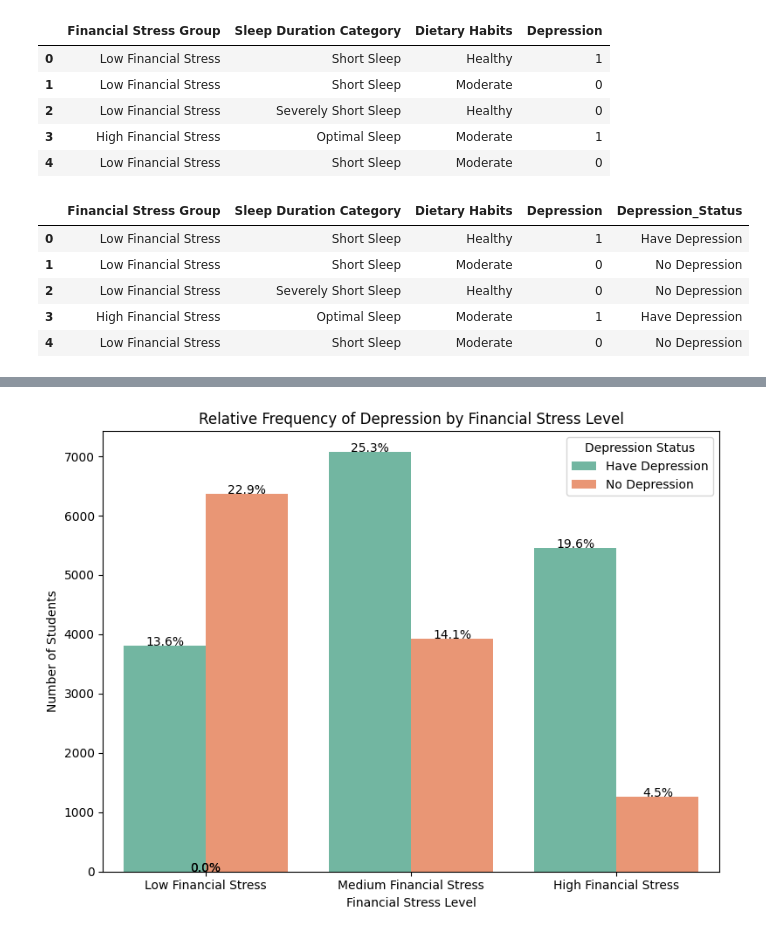
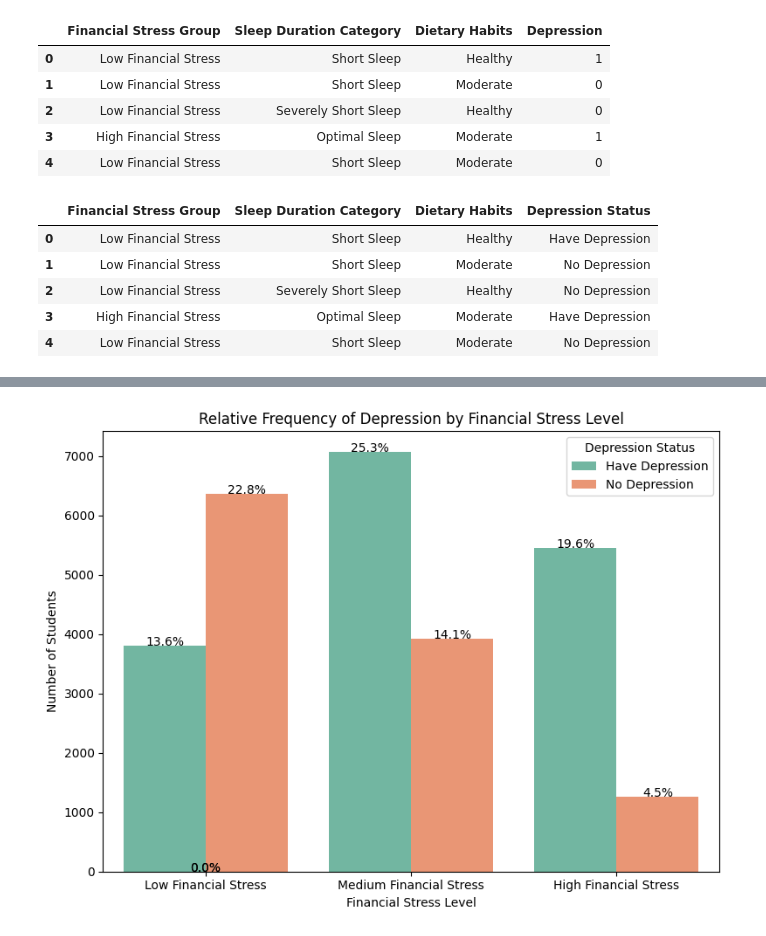
Before and after one commit to AdlinSofea43/Assignment-Part-2, a Jupyter notebook: Data Science Project.ipynb, the cells around one changed output, grey strips where cells are left out. Cells and saved outputs as stored; diff of their text form; code cells hidden in the pictures.

```diff
--- a/Data Science Project.ipynb
+++ b/Data Science Project.ipynb
@@ -135,7 +135,7 @@ dtype: object
 #change the initial data type to correct data type for easier analysis
 df[["Age"]] = df[["Age"]].astype("int")
 df[["Academic Pressure"]] = df[["Academic Pressure"]].astype("int")
-# df[["Study Satisfaction"]] = df[["Study Satisfaction"]].astype("int")
+df[["Study Satisfaction"]] = df[["Study Satisfaction"]].astype("int")
 df[["Financial Stress"]] = df[["Financial Stress"]].astype("int")
 
 df
@@ -608,12 +608,14 @@ df_q2.head()
 | 3 | High Financial Stress | Optimal Sleep | Moderate | 1 |
 | 4 | Low Financial Stress | Short Sleep | Moderate | 0 |
 # %%
-df_q2["Depression_Status"] = df_q2["Depression"].map({0: "No Depression", 1: "Have Depression"})
+df_q2["Depression Status"] = df_q2["Depression"].map({0: "No Depression", 1: "Have Depression"})
+df_q2 = df_q2[~df_q2.apply(lambda row: row.astype(str).str.contains('Others', case=False).any(), axis=1)]
+df_q2 = df_q2.drop(columns=["Depression"])
 df_q2.head()
 # %% [output]
-|  | Financial Stress Group | Sleep Duration Category | Dietary Habits | Depression | Depression_Status |
-| 0 | Low Financial Stress | Short Sleep | Healthy | 1 | Have Depression |
-| 1 | Low Financial Stress | Short Sleep | Moderate | 0 | No Depression |
-| 2 | Low Financial Stress | Severely Short Sleep | Healthy | 0 | No Depression |
-| 3 | High Financial Stress | Optimal Sleep | Moderate | 1 | Have Depression |
-| 4 | Low Financial Stress | Short Sleep | Moderate | 0 | No Depression |
+|  | Financial Stress Group | Sleep Duration Category | Dietary Habits | Depression Status |
+| 0 | Low Financial Stress | Short Sleep | Healthy | Have Depression |
+| 1 | Low Financial Stress | Short Sleep | Moderate | No Depression |
+| 2 | Low Financial Stress | Severely Short Sleep | Healthy | No Depression |
+| 3 | High Financial Stress | Optimal Sleep | Moderate | Have Depression |
+| 4 | Low Financial Stress | Short Sleep | Moderate | No Depression |
```
Also changed, not shown: parts of 17 cells of this notebook.
